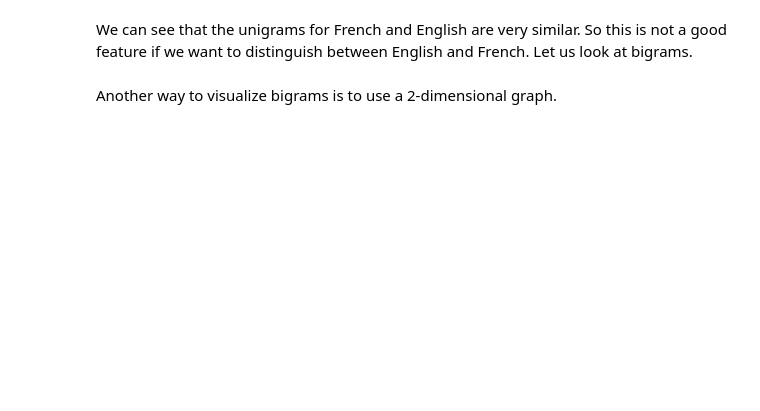
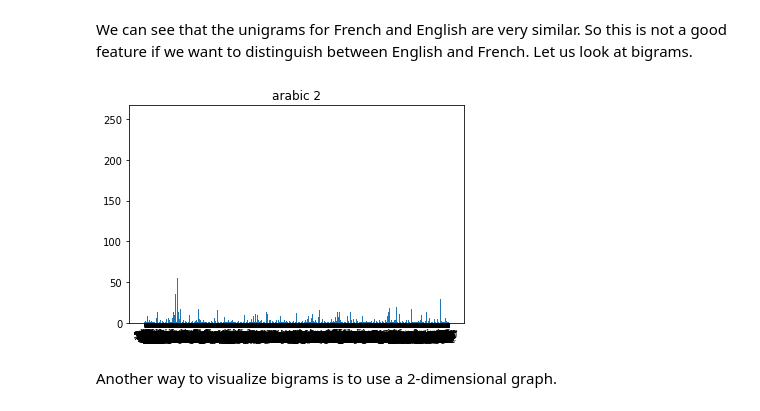
Before and after one commit to kkousar/fmml2021, a Jupyter notebook: Lab1_Features.ipynb, the cells around one changed output. Saved outputs shown, nothing was run; the diff lists cells and outputs as text; code cells hidden in the pictures; blank space fills up the shorter version.

```diff
--- a/Lab1_Features.ipynb
+++ b/Lab1_Features.ipynb
@@ -50,12 +58,7 @@ eng1
 # %% [markdown]
 We need to clean this up a bit. Let us remove all the special characters and keep only 26 letters and space. Note that this will remove accented characters in French also. We are also removing all the numbers and spaces. So this is not an ideal solution.
 # %%
-def cleanup2(text):
-  text = text.lower()  # make it lowercase
-  text = re.sub(r'[A-Za-z0-9@;:==]', '', text) # only keep characters
+def cleanup(text):
+  #text = text.lower()  # make it lowercase
+  text = re.sub('[A-Za-z0-9@;,-:.()== \n]', '', text) # only keep characters
   return text
-# %%
-def cleanup(text):
-  text = text.lower()  # make it lowercase
-  text = re.sub('[^a-z]+', '', text) # only keep characters
-  return text
@@ -67 +65,6 @@ fr2 = cleanup(fr2)
+# %%
+urdu1= cleanup(urdu1)
+urdu2 = cleanup(urdu2)
+arabic1 = cleanup(arabic1)
+arabic2 = cleanup(arabic2)
 # %%
@@ -160,25 +118,27 @@ Glyph 1748 missing from current font.
 # %% [markdown]
 We can see that the unigrams for French and English are very similar. So this is not a good feature if we want to distinguish between English and French. Let us look at bigrams.
 # %%
-bigram_eng1 = Counter(ngrams(eng1,2)) # bigrams
-plothistogram(bigram_eng1)
-plt.title('English 1')
+bigram_urdu1 = Counter(ngrams(urdu1,3)) # bigrams
+plothistogram(bigram_urdu1)
+plt.title('urdu 1')
 plt.show()
 
-bigram_eng2 = Counter(ngrams(eng2,2))
-plothistogram(bigram_eng2)
-plt.title('English 2')
+bigram_urdu2 = Counter(ngrams(urdu2,2))
+plothistogram(bigram_urdu2)
+plt.title('urdu 2')
 plt.show()
 
-bigram_fr1 = Counter(ngrams(fr1,2))
-plothistogram(bigram_eng1)
-plt.title('French 1')
+bigram_arabic1 = Counter(ngrams(arabic1,2))
+plothistogram(bigram_arabic1)
+plt.title('arabic1')
 plt.show()
 
-bigram_fr2 = Counter(ngrams(fr2,2))
-plothistogram(bigram_fr2)
-plt.title('French 2')
+bigram_arabic2 = Counter(ngrams(arabic2,2))
+plothistogram(bigram_arabic2)
+plt.title('arabic 2')
 plt.show()
+# %% [output]
+[figure, added]
 # %% [markdown]
 Another way to visualize bigrams is to use a 2-dimensional graph.
 # %%
```
Also changed, not shown: parts of 27 cells of this notebook.
